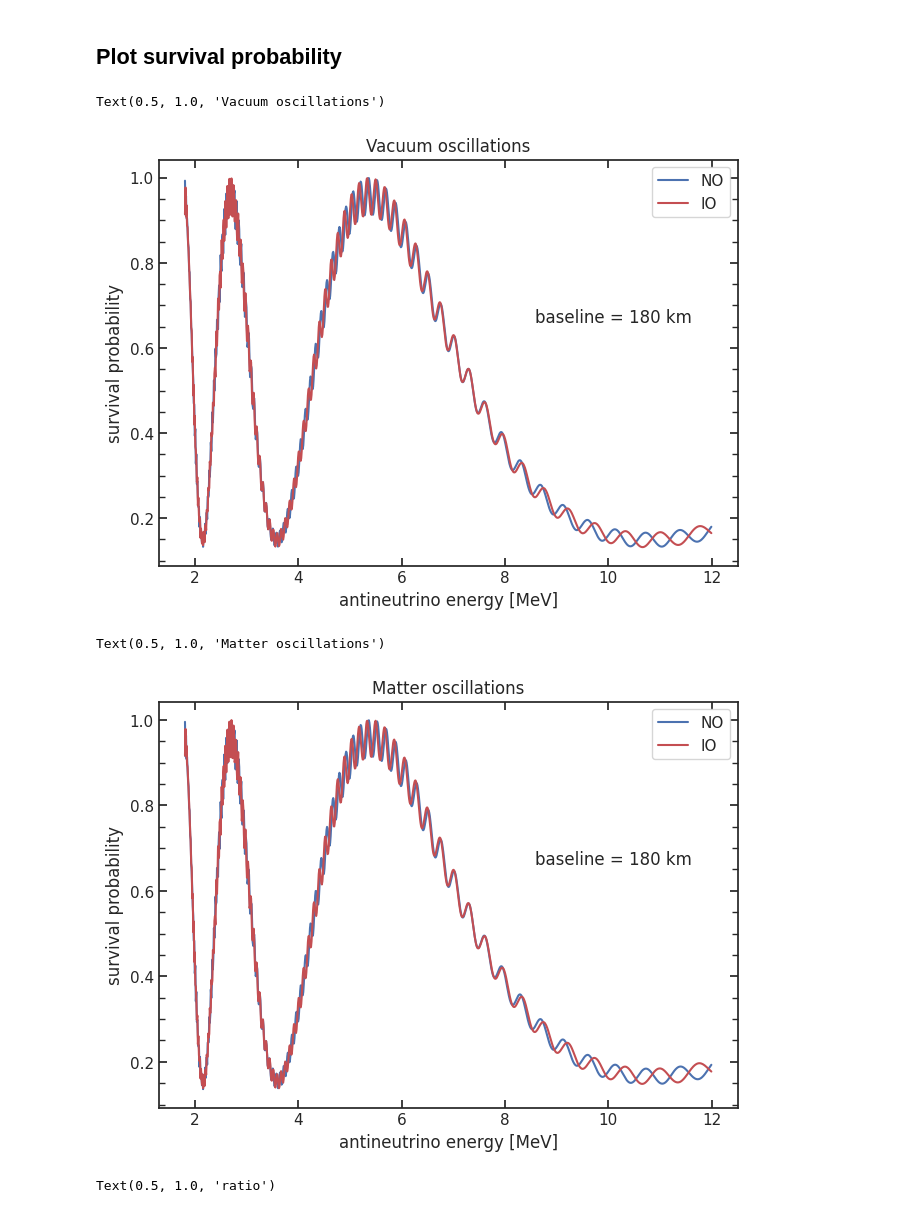
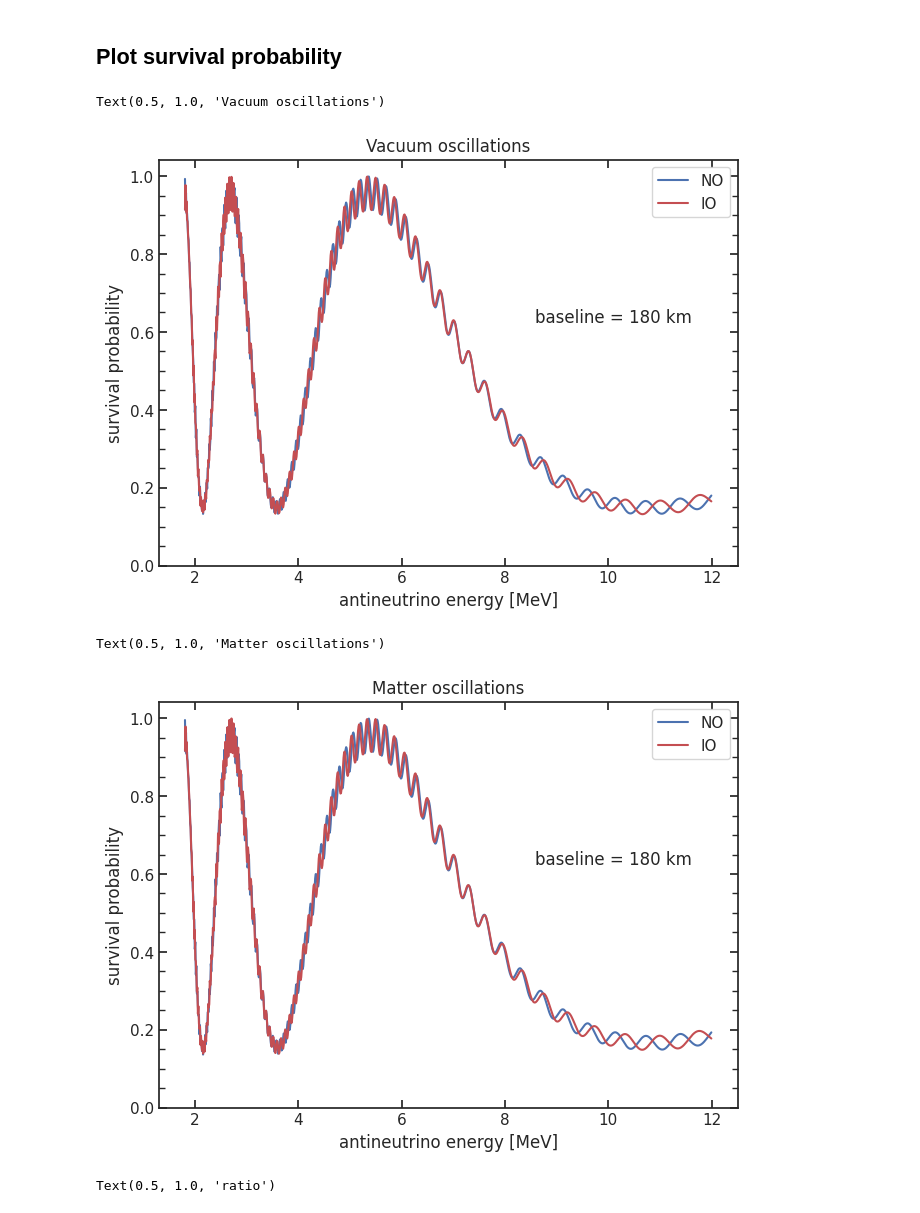
Before and after one commit to Beola0/inss2023, a Jupyter notebook: kamland_homework.ipynb, the cells around one changed output. Drawn from its saved outputs; the diff is of its cells as text; code cells hidden in the pictures.

```diff
--- a/kamland_homework.ipynb
+++ b/kamland_homework.ipynb
@@ -120,33 +117,35 @@ ax.plot(nu_energy, p_vac_io, "r", label="IO")
 
 ax.legend()
 ax.set_xlabel("antineutrino energy [MeV]")
+ax.set_ylim(bottom=0)
 ax.set_ylabel("survival probability")
 text = f"baseline = {baseline} km"
 ax.text(0.65, 0.6, text, transform=ax.transAxes)
 ax.set_title("Vacuum oscillations")
 # %% [output]
 Text(0.5, 1.0, 'Vacuum oscillations')
-[figure, old version]
+[figure, new version]
 # %%
 nu_energy = np.arange(1.806, 12, 0.01)
 
 baseline = 180
 p_mat_no = util_functions.eval_matter_prob(nu_energy, baseline=baseline)
 p_mat_io = util_functions.eval_matter_prob(nu_energy, ordering="IO", baseline=baseline)
 
 fig, ax = plt.subplots(1, 1, constrained_layout=True)
 ax.plot(nu_energy, p_mat_no, "b", label="NO")
 ax.plot(nu_energy, p_mat_io, "r", label="IO")
 
 ax.legend()
 ax.set_xlabel("antineutrino energy [MeV]")
+ax.set_ylim(bottom=0)
 ax.set_ylabel("survival probability")
 text = f"baseline = {baseline} km"
 ax.text(0.65, 0.6, text, transform=ax.transAxes)
 ax.set_title("Matter oscillations")
 # %% [output]
 Text(0.5, 1.0, 'Matter oscillations')
-[figure, old version]
+[figure, new version]
 # %%
 nu_energy = np.arange(1.806, 12, 0.01)
 
```
Also changed, not shown: parts of 9 cells of this notebook, 3 other files.
